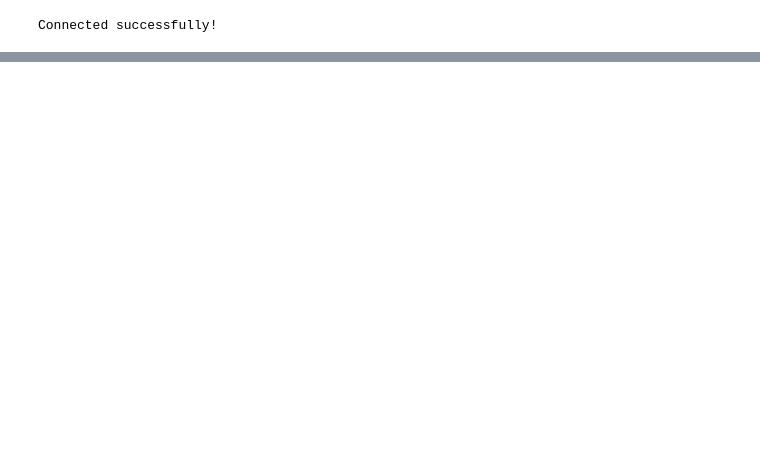
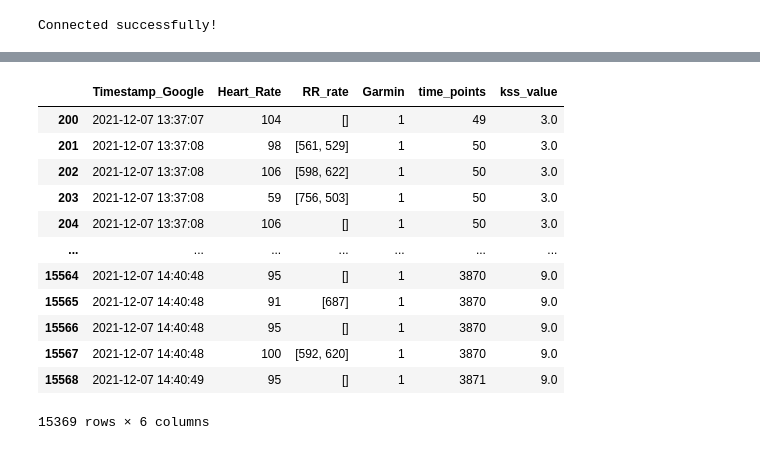
Before and after one commit to Jackfn96/3DS, a Jupyter notebook: notebooks/combiningKSS.ipynb, the cells around one changed output, grey strips where cells are left out. Drawn from its saved outputs; the diff is of its cells as text; code cells hidden in the pictures; blank space fills up the shorter version.

Commit message:
combined kss and hrv files

```diff
--- a/notebooks/combiningKSS.ipynb
+++ b/notebooks/combiningKSS.ipynb
@@ -330,0 +213,4 @@ for df in dataframes:
+# %%
+kss_df_list = []
+for key, val in kss_dfs_drive.items():
+    kss_df_list.append(val)
@@ -379,4 +232,0 @@ hrv_test
-# %%
-kss_test = kss_dfs_drive['kss_2021-11-24 15-36-04 e99.csv']
-kss_start = kss_test[kss_test['kss_value'] != 0].time_points.iloc[0]
-kss_start
@@ -467,0 +233,30 @@ which leaves another 25 seconds of empty data - cut this off
+# %%
+import datetime as dt
+import numpy as np
+combined_dfs = []
+
+# Combining KSS & HRV Dataframes...
+
+for kss, hrv in zip(kss_df_list, hrv_dfs_ordered):
+
+    # preprocessing hrv dataframes
+    hrv['Timestamp_Google'] = hrv['Timestamp_Google'].dt.round('1s')
+    hrv['time_points'] = hrv['Timestamp_Google'] - hrv['Timestamp_Google'].iloc[0]
+    hrv['time_points']= hrv['time_points']/np.timedelta64(1,'s')
+    hrv['time_points'] = hrv["time_points"].round().astype(int)
+
+    kss_start = kss[kss['kss_value'] != 0].time_points.iloc[0]
+    hrv = hrv[hrv['time_points'] >=  kss_start]
+
+    hrv['time_points'] = hrv['Timestamp_Google'] - hrv['Timestamp_Google'].iloc[0]
+    hrv['time_points']= hrv['time_points']/np.timedelta64(1,'s')
+    hrv['time_points'] = hrv["time_points"].round().astype(int)
+
+    df = hrv.merge(kss, on='time_points', how='left')
+
+    df.drop('Timestamp_Device',inplace=True, axis=1, errors='ignore')
+    df.drop('Device_id',inplace=True, axis=1, errors='ignore')
+
+    df = df[df['kss_value'].notna()]
+
+    combined_dfs.append(df)
@@ -467,0 +281,16 @@ which leaves another 25 seconds of empty data - cut this off
+# %%
+combined_dfs[4].iloc[200:]
+# %% [output]
+|  | Timestamp_Google | Heart_Rate | RR_rate | Garmin | time_points | kss_value |
+| 200 | 2021-12-07 13:37:07 | 104 | [] | 1 | 49 | 3.0 |
+| 201 | 2021-12-07 13:37:08 | 98 | [561, 529] | 1 | 50 | 3.0 |
+| 202 | 2021-12-07 13:37:08 | 106 | [598, 622] | 1 | 50 | 3.0 |
+| 203 | 2021-12-07 13:37:08 | 59 | [756, 503] | 1 | 50 | 3.0 |
+| 204 | 2021-12-07 13:37:08 | 106 | [] | 1 | 50 | 3.0 |
+| ... | ... | ... | ... | ... | ... | ... |
+| 15564 | 2021-12-07 14:40:48 | 95 | [] | 1 | 3870 | 9.0 |
+| 15565 | 2021-12-07 14:40:48 | 91 | [687] | 1 | 3870 | 9.0 |
+| 15566 | 2021-12-07 14:40:48 | 95 | [] | 1 | 3870 | 9.0 |
+| 15567 | 2021-12-07 14:40:48 | 100 | [592, 620] | 1 | 3870 | 9.0 |
+| 15568 | 2021-12-07 14:40:49 | 95 | [] | 1 | 3871 | 9.0 |
+15369 rows × 6 columns
```
Also changed, not shown: parts of 45 cells of this notebook, 2 other files.
